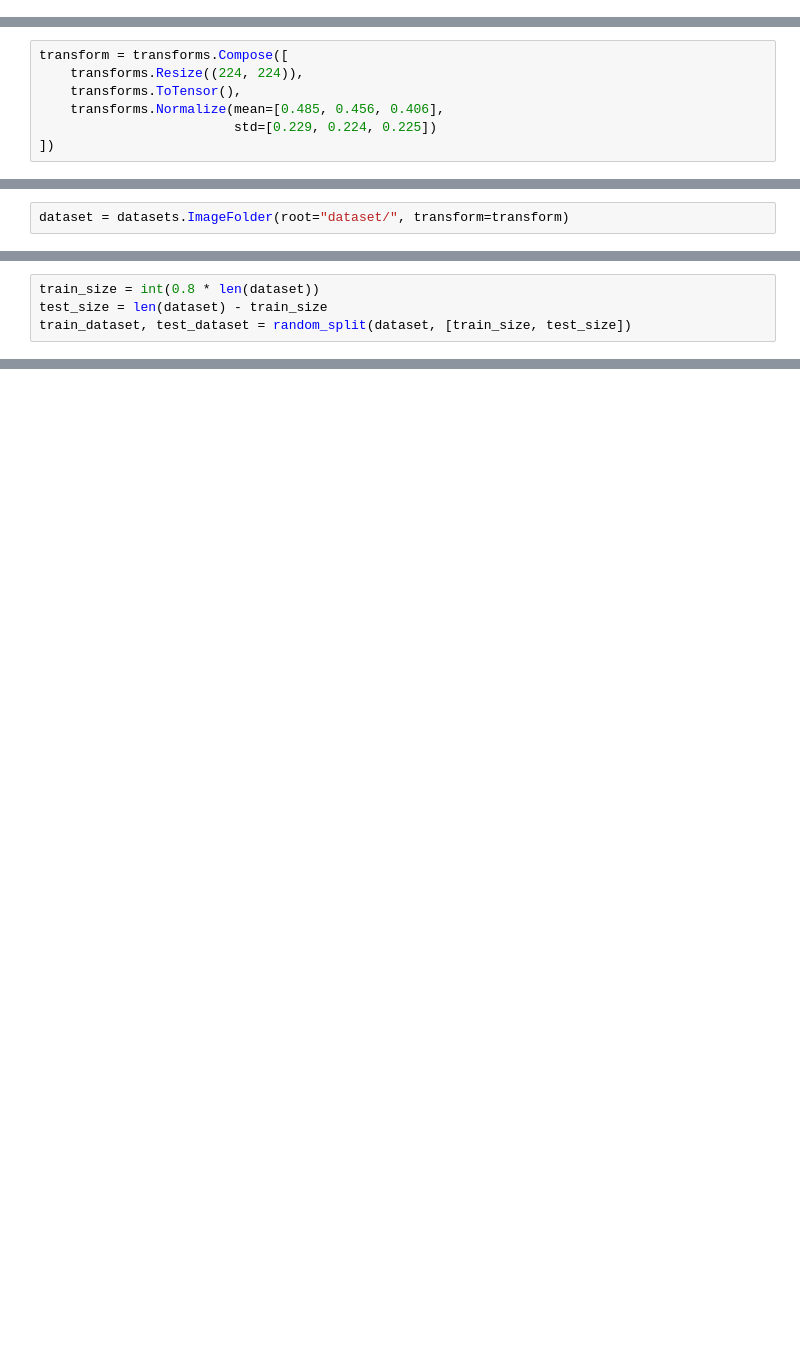
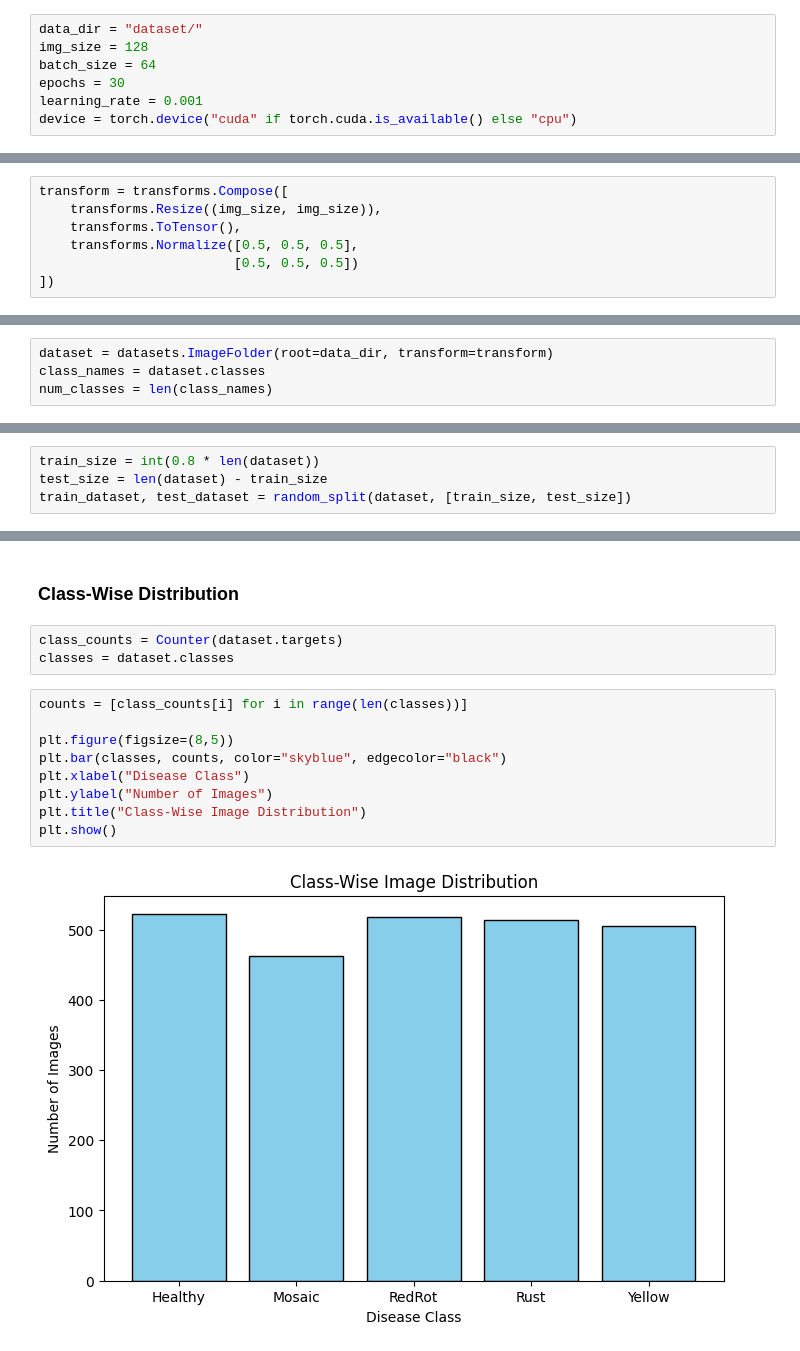
Before and after one commit to yuvarajk2109/cane-sense, a Jupyter notebook: image_classifier.ipynb, the cells around one changed output, grey strips where cells are left out. Cells and saved outputs as stored; diff of their text form; blank space fills up the shorter version.

Commit message:
Loading Image Data.

```diff
--- a/image_classifier.ipynb
+++ b/image_classifier.ipynb
@@ -23,0 +44,7 @@ import torchmetrics
+# %%
+data_dir = "dataset/"
+img_size = 128
+batch_size = 64
+epochs = 30
+learning_rate = 0.001
+device = torch.device("cuda" if torch.cuda.is_available() else "cpu")
@@ -25,8 +56,8 @@ import torchmetrics
 ### Transform
 # %%
 transform = transforms.Compose([
-    transforms.Resize((224, 224)),
+    transforms.Resize((img_size, img_size)),
     transforms.ToTensor(),
-    transforms.Normalize(mean=[0.485, 0.456, 0.406],
-                         std=[0.229, 0.224, 0.225])
+    transforms.Normalize([0.5, 0.5, 0.5],
+                         [0.5, 0.5, 0.5])
 ])
@@ -33,2 +75,4 @@ transform = transforms.Compose([
 # %%
-dataset = datasets.ImageFolder(root="dataset/", transform=transform)
+dataset = datasets.ImageFolder(root=data_dir, transform=transform)
+class_names = dataset.classes
+num_classes = len(class_names)
@@ -41,0 +96,16 @@ test_loader = DataLoader(test_dataset, batch_size=32, shuffle=False)
+# %% [markdown]
+### Class-Wise Distribution
+# %%
+class_counts = Counter(dataset.targets)
+classes = dataset.classes
+# %%
+counts = [class_counts[i] for i in range(len(classes))]
+
+plt.figure(figsize=(8,5))
+plt.bar(classes, counts, color="skyblue", edgecolor="black")
+plt.xlabel("Disease Class")
+plt.ylabel("Number of Images")
+plt.title("Class-Wise Image Distribution")
+plt.show()
+# %% [output]
+[figure, added]
```
Also changed, not shown: parts of 19 cells of this notebook, 1 other file.
